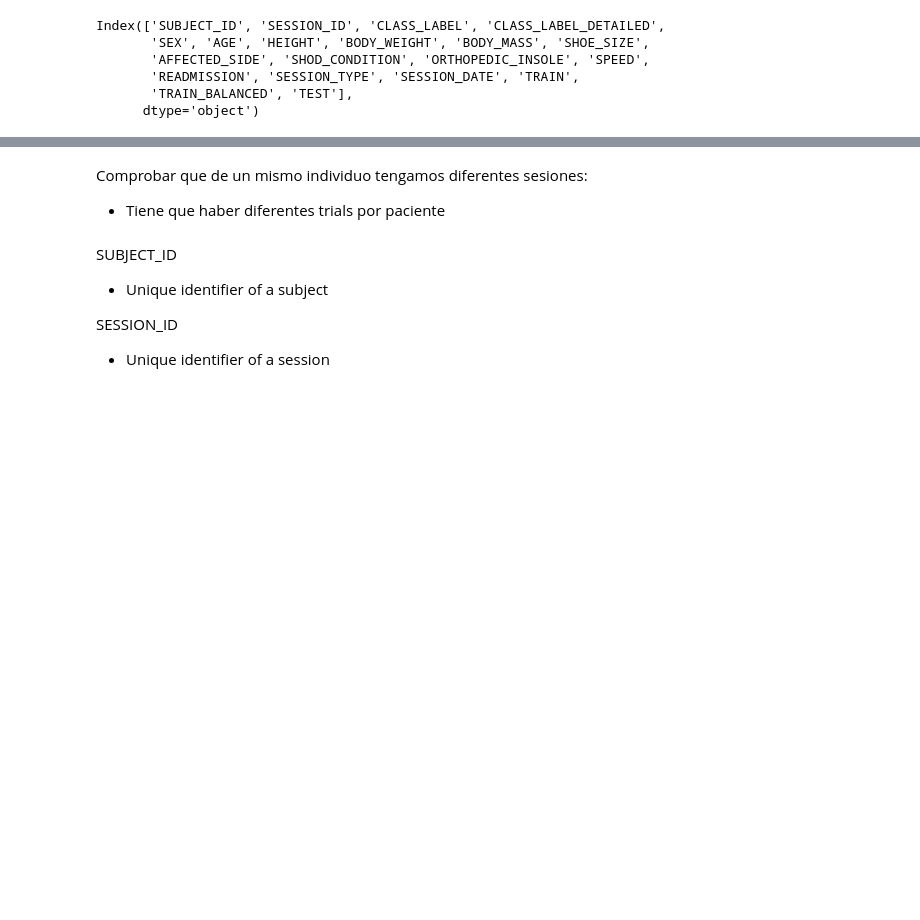
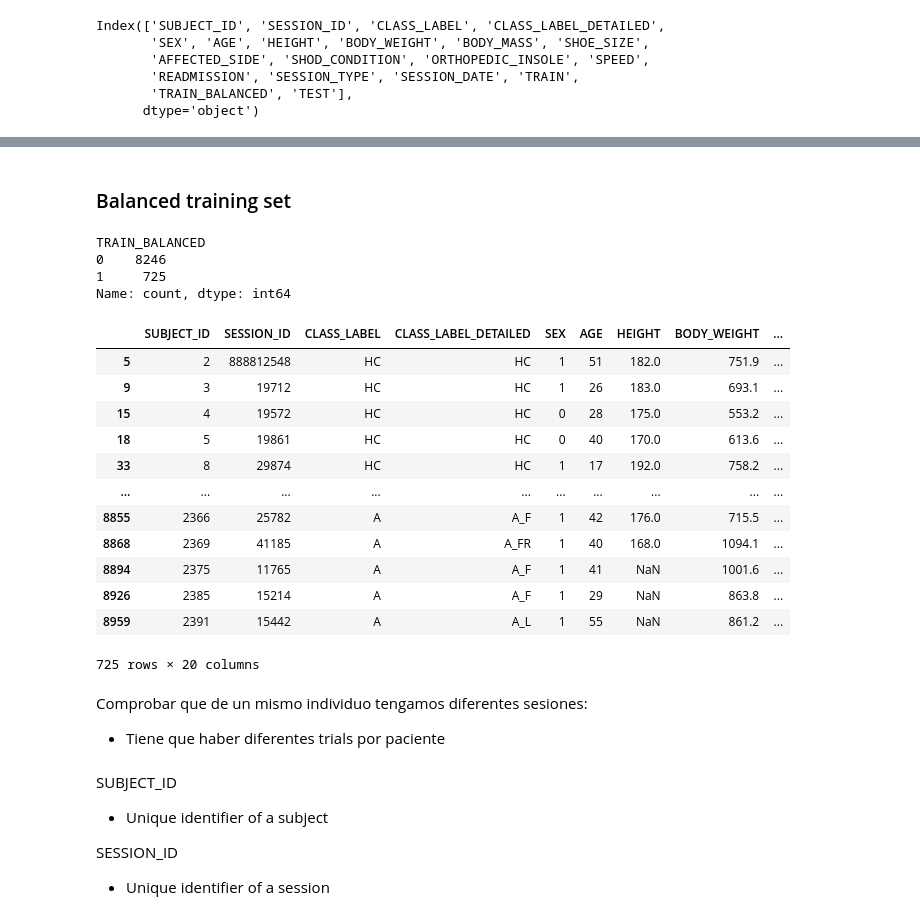
Before and after one commit to bernatsort/Therapy-Progress-Gait-Prediction, a Jupyter notebook: code.ipynb, the cells around one changed output, grey strips where cells are left out. Saved outputs shown, nothing was run; the diff lists cells and outputs as text; code cells hidden in the pictures; blank space fills up the shorter version.

```diff
--- a/code.ipynb
+++ b/code.ipynb
@@ -49,3 +157,29 @@ Index(['SUBJECT_ID', 'SESSION_ID', 'CLASS_LABEL', 'CLASS_LABEL_DETAILED',
+# %% [markdown]
+### Balanced training set
+# %%
+# Train - Test instances
+GRF_Annotation['TRAIN_BALANCED'].value_counts()
+# %% [output]
+TRAIN_BALANCED
+0    8246
+1     725
+Name: count, dtype: int64
+# %%
+GRF_Annotation[GRF_Annotation['TRAIN_BALANCED']==1]
+# %% [output]
+|  | SUBJECT_ID | SESSION_ID | CLASS_LABEL | CLASS_LABEL_DETAILED | SEX | AGE | HEIGHT | BODY_WEIGHT | ... |
+| 5 | 2 | 888812548 | HC | HC | 1 | 51 | 182.0 | 751.9 | ... |
+| 9 | 3 | 19712 | HC | HC | 1 | 26 | 183.0 | 693.1 | ... |
+| 15 | 4 | 19572 | HC | HC | 0 | 28 | 175.0 | 553.2 | ... |
+| 18 | 5 | 19861 | HC | HC | 0 | 40 | 170.0 | 613.6 | ... |
+| 33 | 8 | 29874 | HC | HC | 1 | 17 | 192.0 | 758.2 | ... |
+| ... | ... | ... | ... | ... | ... | ... | ... | ... | ... |
+| 8855 | 2366 | 25782 | A | A_F | 1 | 42 | 176.0 | 715.5 | ... |
+| 8868 | 2369 | 41185 | A | A_FR | 1 | 40 | 168.0 | 1094.1 | ... |
+| 8894 | 2375 | 11765 | A | A_F | 1 | 41 | NaN | 1001.6 | ... |
+| 8926 | 2385 | 15214 | A | A_F | 1 | 29 | NaN | 863.8 | ... |
+| 8959 | 2391 | 15442 | A | A_L | 1 | 55 | NaN | 861.2 | ... |
+725 rows × 20 columns
 # %% [markdown]
 Comprobar que de un mismo individuo tengamos diferentes sesiones:
 
```
Also changed, not shown: parts of 13 cells of this notebook.
